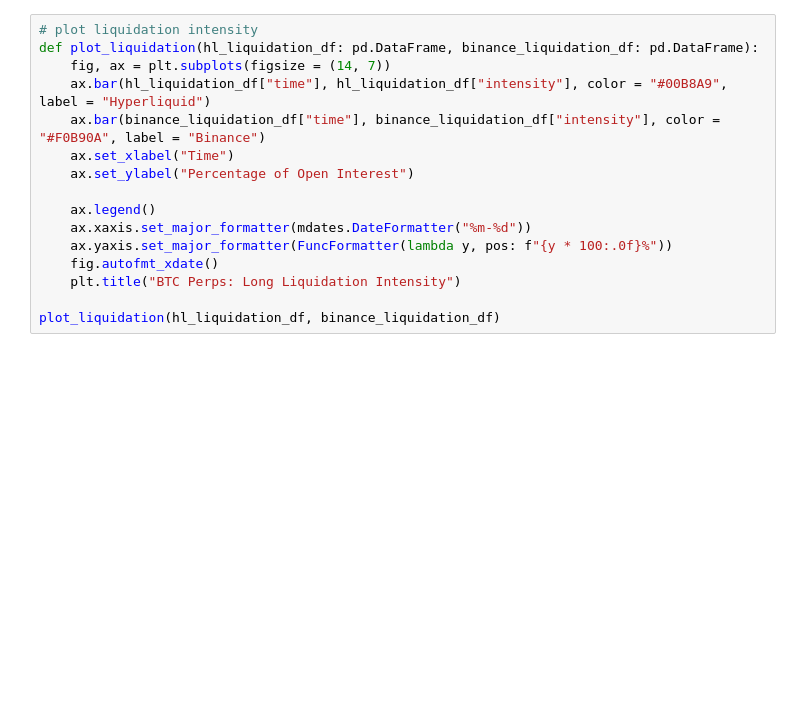
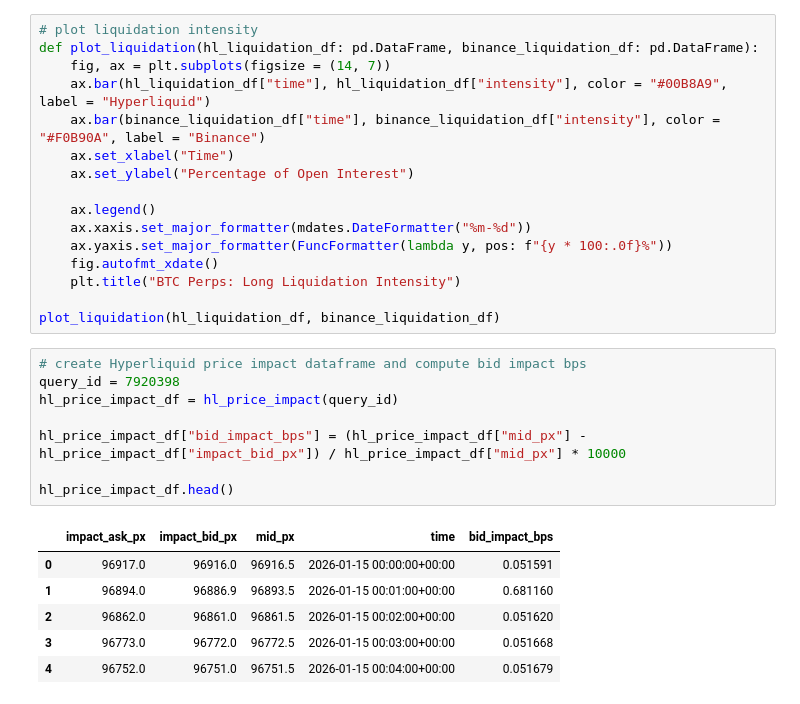
Before and after one commit to cwispychikin/perp-exchanges-data, a Jupyter notebook: exchanges/analysis.ipynb, the cells around one changed output. Drawn from its saved outputs; the diff is of its cells as text; blank space fills up the shorter version.

```diff
--- a/exchanges/analysis.ipynb
+++ b/exchanges/analysis.ipynb
@@ -221,3 +219,18 @@ def plot_liquidation(hl_liquidation_df: pd.DataFrame, binance_liquidation_df: pd
     plt.title("BTC Perps: Long Liquidation Intensity")
 
 plot_liquidation(hl_liquidation_df, binance_liquidation_df)
+# %%
+# create Hyperliquid price impact dataframe and compute bid impact bps
+query_id = 7920398
+hl_price_impact_df = hl_price_impact(query_id)
+
+hl_price_impact_df["bid_impact_bps"] = (hl_price_impact_df["mid_px"] - hl_price_impact_df["impact_bid_px"]) / hl_price_impact_df["mid_px"] * 10000
+
+hl_price_impact_df.head()
+# %% [output]
+|  | impact_ask_px | impact_bid_px | mid_px | time | bid_impact_bps |
+| 0 | 96917.0 | 96916.0 | 96916.5 | 2026-01-15 00:00:00+00:00 | 0.051591 |
+| 1 | 96894.0 | 96886.9 | 96893.5 | 2026-01-15 00:01:00+00:00 | 0.681160 |
+| 2 | 96862.0 | 96861.0 | 96861.5 | 2026-01-15 00:02:00+00:00 | 0.051620 |
+| 3 | 96773.0 | 96772.0 | 96772.5 | 2026-01-15 00:03:00+00:00 | 0.051668 |
+| 4 | 96752.0 | 96751.0 | 96751.5 | 2026-01-15 00:04:00+00:00 | 0.051679 |
```
Also changed, not shown: parts of 4 cells of this notebook, 1 other file.
